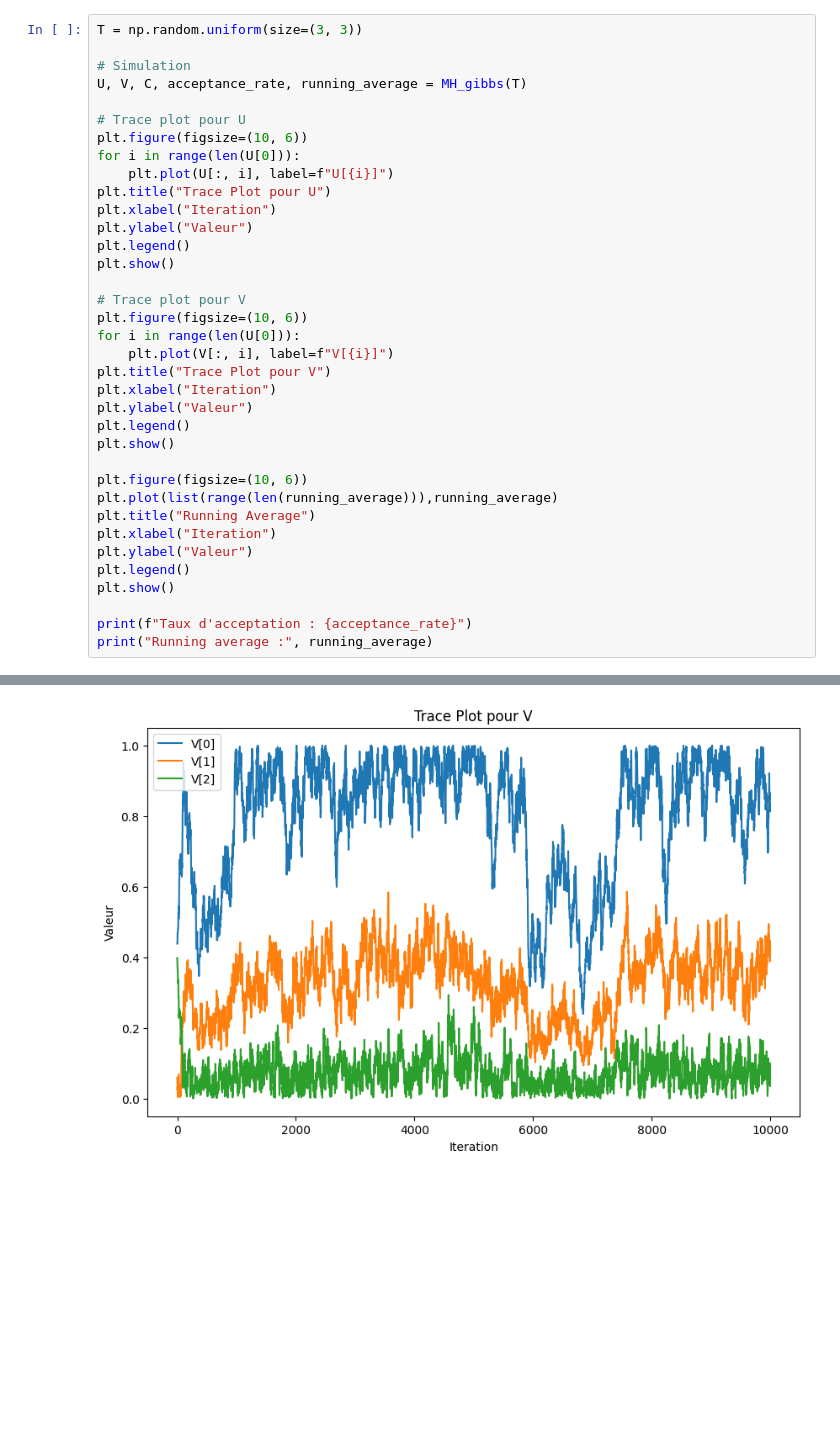
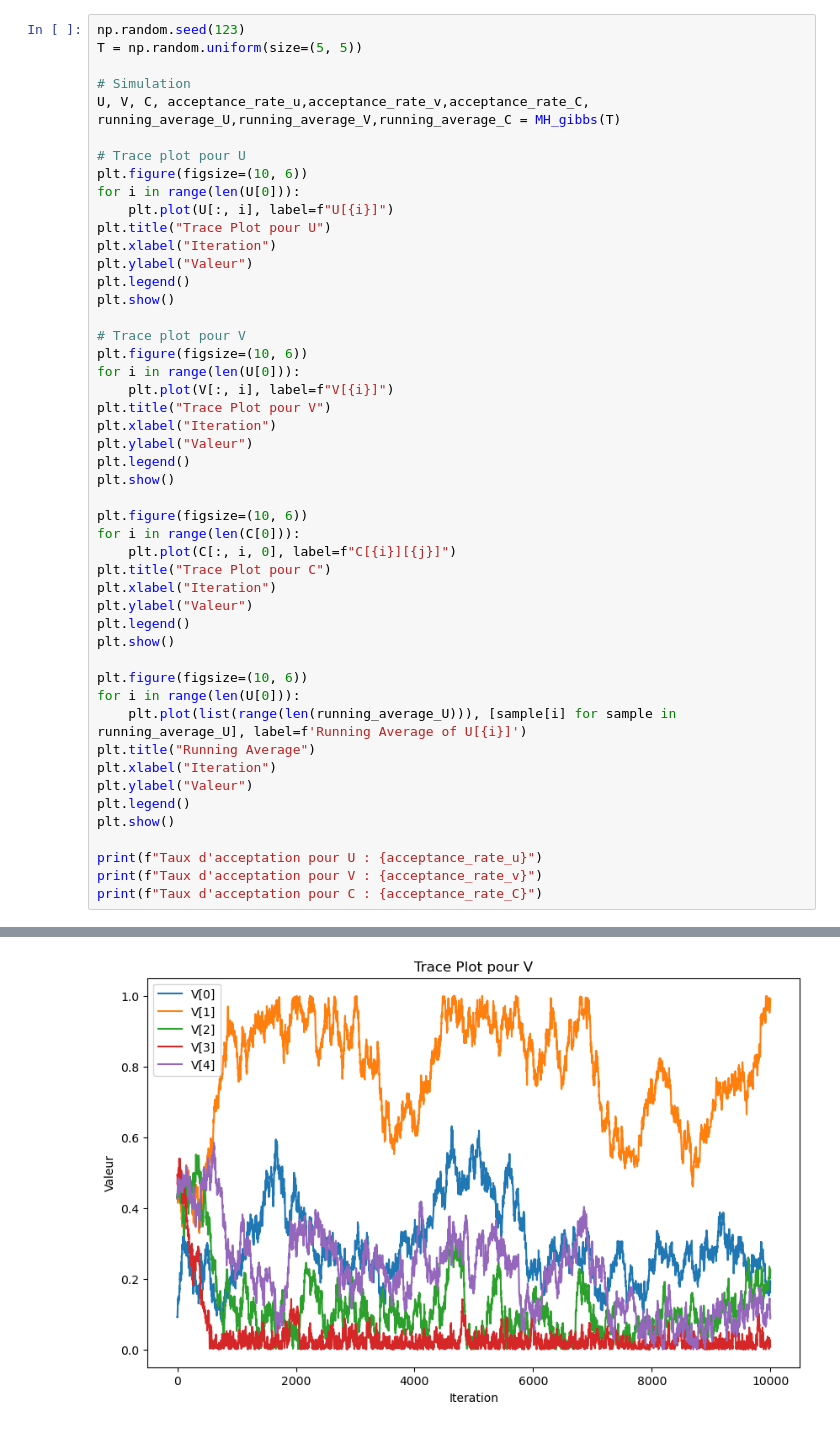
Before and after one commit to yassprogramme/Stat-App, a Jupyter notebook: codes/MH_GIBBS_simulations.ipynb, the cells around one changed output, grey strips where cells are left out. Drawn from its saved outputs; the diff is of its cells as text; blank space fills up the shorter version.

Commit message:
Accept rate & trace plot

```diff
--- a/codes/MH_GIBBS_simulations.ipynb
+++ b/codes/MH_GIBBS_simulations.ipynb
@@ -88,8 +97,9 @@ def MH_gibbs(T):
 # %%
-T = np.random.uniform(size=(3, 3))
+np.random.seed(123)
+T = np.random.uniform(size=(5, 5))
 
 # Simulation
-U, V, C, acceptance_rate, running_average = MH_gibbs(T)
+U, V, C, acceptance_rate_u,acceptance_rate_v,acceptance_rate_C, running_average_U,running_average_V,running_average_C = MH_gibbs(T)
 
 # Trace plot pour U
 plt.figure(figsize=(10, 6))
@@ -112,13 +122,24 @@ plt.legend()
 plt.show()
 
 plt.figure(figsize=(10, 6))
-plt.plot(list(range(len(running_average))),running_average)
+for i in range(len(C[0])):
+    plt.plot(C[:, i, 0], label=f"C[{i}][{j}]")
+plt.title("Trace Plot pour C")
+plt.xlabel("Iteration")
+plt.ylabel("Valeur")
+plt.legend()
+plt.show()
+
+plt.figure(figsize=(10, 6))
+for i in range(len(U[0])):
+    plt.plot(list(range(len(running_average_U))), [sample[i] for sample in running_average_U], label=f'Running Average of U[{i}]')
 plt.title("Running Average")
 plt.xlabel("Iteration")
 plt.ylabel("Valeur")
 plt.legend()
 plt.show()
 
-print(f"Taux d'acceptation : {acceptance_rate}")
-print("Running average :", running_average)
+print(f"Taux d'acceptation pour U : {acceptance_rate_u}")
+print(f"Taux d'acceptation pour V : {acceptance_rate_v}")
+print(f"Taux d'acceptation pour C : {acceptance_rate_C}")
 # %% [output]
@@ -126 +147 @@ print("Running average :", running_average)
-[figure, old version]
+[figure, new version]
```
Also changed, not shown: parts of 2 cells of this notebook.
